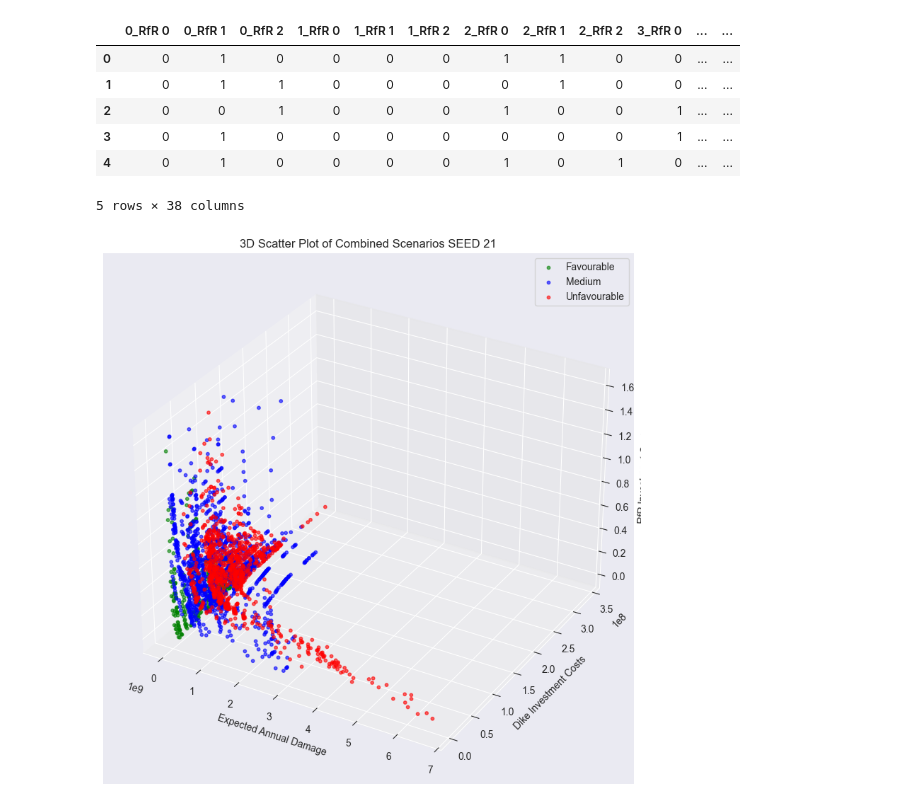
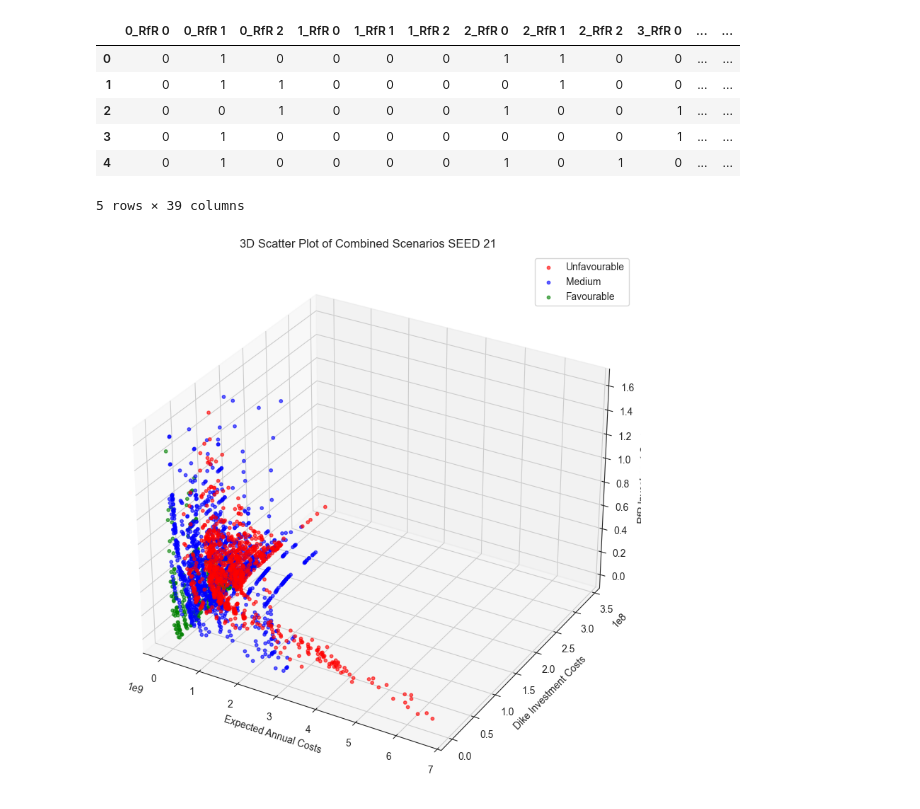
Before and after one commit to pkastelein/EPA141A, a Jupyter notebook: final assignment/Analysis_of_optimization_data_21.ipynb, the cells around one changed output. Saved outputs shown, nothing was run; the diff lists cells and outputs as text; code cells hidden in the pictures.

```diff
--- a/final assignment/Analysis_of_optimization_data_21.ipynb
+++ b/final assignment/Analysis_of_optimization_data_21.ipynb
@@ -4,32 +4,45 @@
 import pandas as pd
 import matplotlib.pyplot as plt
 import os
-from mpl_toolkits.mplot3d import Axes3D
+from mpl_toolkits.mplot3d import Axes3D  # for 3D plotting
 
-# === Step 1: Define folder and categorize CSVs ===
+# === Step 1: Define folder and categorize CSV files ===
 folder = "optimization_150000_seed21_results"
 files = os.listdir(folder)
 
-# Group files
+# Group files by scenario label prefix
 favourable_files = [f for f in files if f.startswith("favourable_outcomes")]
 unfavourable_files = [f for f in files if f.startswith("unfavourable_outcomes")]
 medium_files = [f for f in files if f.startswith("medium_outcomes")]
 
-# === Step 2: Helper function to load and combine files ===
+# === Step 2: Helper function to load CSV files and combine them with labels ===
 def load_and_combine(file_list, label):
     dfs = []
+    run = 0
     for file in file_list:
         df = pd.read_csv(os.path.join(folder, file))
-        df['total costs'] = df['Expected Annual Damage'] + df['Dike Investment Costs'] + df['RfR Investment Costs'] + df['Evacuation Costs']
-        df['scenario'] = label
+        # Calculate total investment costs
+        df['Total Investment Costs'] = (
+            df['Dike Investment Costs'] +
+            df['RfR Investment Costs']
+        )
+        df['Expected Annual Costs'] = (
+            df['Evacuation Costs'] +
+            df['Expected Annual Damage']
+        )
+        # Add a scenario label column
+        df[f'Scenario'] = label + f'_{run}'
+        run += 1
         dfs.append(df)
+    # Combine all dataframes into one
     return pd.concat(dfs, ignore_index=True)
 
-# === Step 3: Combine datasets ===
+# === Step 3: Load and combine dataframes for each scenario type ===
 favourable_df_21 = load_and_combine(favourable_files, 'Favourable')
 unfavourable_df_21 = load_and_combine(unfavourable_files, 'Unfavourable')
 medium_df_21 = load_and_combine(medium_files, 'Medium')
 
+# Show first rows of medium scenario dataframe
 medium_df_21.head()
 # %% [output]
 |  | 0_RfR 0 | 0_RfR 1 | 0_RfR 2 | 1_RfR 0 | 1_RfR 1 | 1_RfR 2 | 2_RfR 0 | 2_RfR 1 | 2_RfR 2 | 3_RfR 0 | ... | ... |
@@ -38,35 +51,52 @@ medium_df_21.head()
 | 2 | 0 | 0 | 1 | 0 | 0 | 0 | 1 | 0 | 0 | 1 | ... | ... |
 | 3 | 0 | 1 | 0 | 0 | 0 | 0 | 0 | 0 | 0 | 1 | ... | ... |
 | 4 | 0 | 1 | 0 | 0 | 0 | 0 | 1 | 0 | 1 | 0 | ... | ... |
-5 rows × 38 columns
+5 rows × 39 columns
 # %%
-# === 3D SCATTER PLOT OF SCENARIOS (SEED 21) ===
-# This plot visualizes the performance of policies under different scenario groups
-# (Favourable, Medium, Unfavourable) in 3D space using three key metrics.
+# Plot in 3D with each scenario group shown in a different color
 
-# === Step 4: Plot ===
+# === Step 4: Plot setup ===
 fig = plt.figure(figsize=(10, 8))
 ax = fig.add_subplot(111, projection='3d')
 
-# Plot each group with a unique color
-ax.scatter(favourable_df_21['Expected Annual Damage'], favourable_df_21['Dike Investment Costs'], favourable_df_21['RfR Investment Costs'],
-           color='green', label='Favourable', alpha=0.6, s=10)
+# Plot points for the Unfavourable scenario group in red
+ax.scatter(
+    unfavourable_df_21['Expected Annual Costs'],
+    unfavourable_df_21['Dike Investment Costs'],
+    unfavourable_df_21['RfR Investment Costs'],
+    color='red', label='Unfavourable', alpha=0.6, s=10
+)
 
-ax.scatter(medium_df_21['Expected Annual Damage'], medium_df_21['Dike Investment Costs'], medium_df_21['RfR Investment Costs'],
-           color='blue', label='Medium', alpha=0.6, s=10)
+# Plot points for the Medium scenario group in blue
+ax.scatter(
+    medium_df_21['Expected Annual Costs'],
+    medium_df_21['Dike Investment Costs'],
+    medium_df_21['RfR Investment Costs'],
+    color='blue', label='Medium', alpha=0.6, s=10
+)
 
-ax.scatter(unfavourable_df_21['Expected Annual Damage'], unfavourable_df_21['Dike Investment Costs'], unfavourable_df_21['RfR Investment Costs'],
-           color='red', label='Unfavourable', alpha=0.6, s=10)
+# Plot points for the Favourable scenario group in green
+ax.scatter(
+    favourable_df_21['Expected Annual Costs'],
+    favourable_df_21['Dike Investment Costs'],
+    favourable_df_21['RfR Investment Costs'],
+    color='green', label='Favourable', alpha=0.6, s=10
+)
 
-# Labels and legend
-ax.set_xlabel('Expected Annual Damage')
+
+
+# Set axis labels
+ax.set_xlabel('Expected Annual Costs')
 ax.set_ylabel('Dike Investment Costs')
 ax.set_zlabel('RfR Investment Costs')
+
+# Add legend and title
 ax.legend()
+plt.title('3D Scatter Plot of Combined Scenarios SEED 21')
 
-plt.title('3D Scatter Plot of Combined Scenarios SEED 21')
+# Adjust layout and show plot
 plt.tight_layout()
 plt.show()
 # %% [output]
-[figure, old version]
+[figure, new version]
 # %%
```
Also changed, not shown: parts of 12 cells of this notebook, 32 other files.
